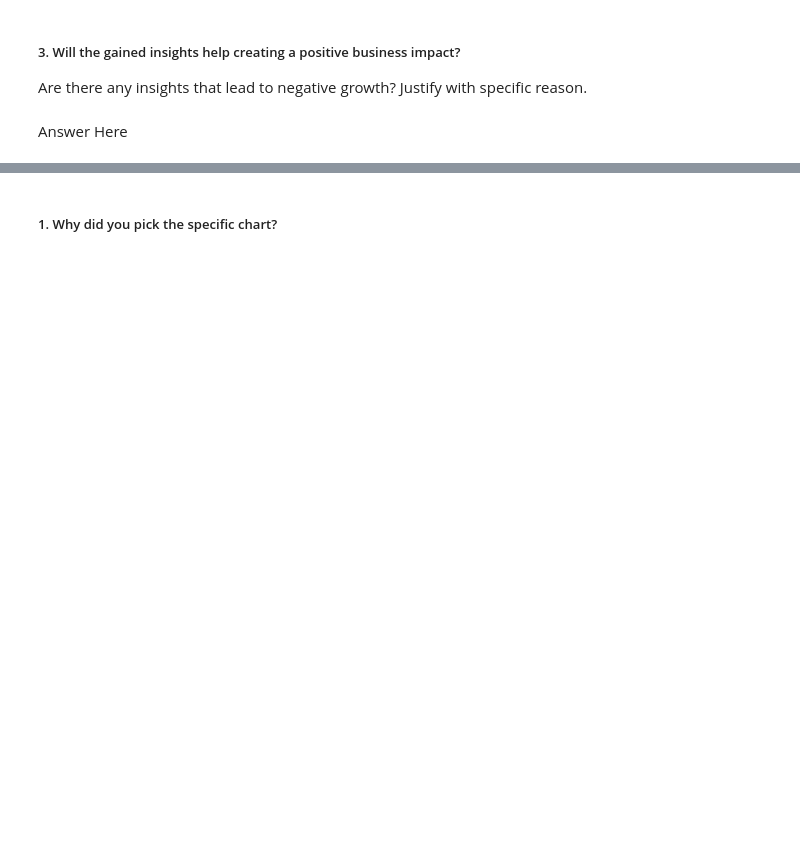
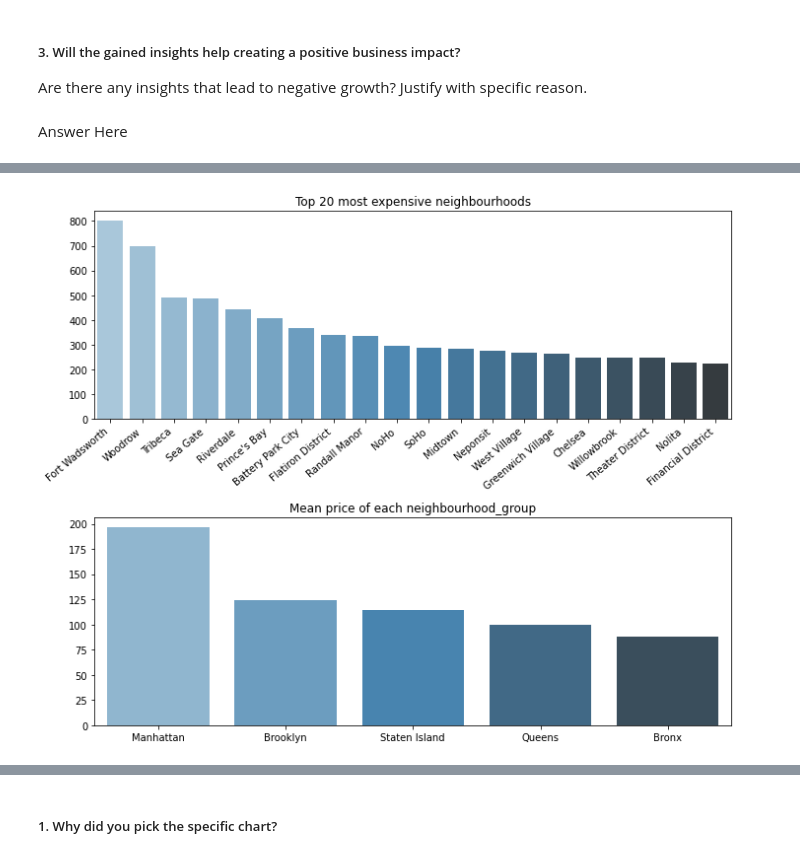
Before and after one commit to riyapatelrp/Airbnb-Booking-Analysis-EDA-, a Jupyter notebook: Capstone_AirBnb_Booking_Analysis.ipynb, the cells around one changed output, grey strips where cells are left out. Drawn from its saved outputs; the diff is of its cells as text; code cells hidden in the pictures; blank space fills up the shorter version.

```diff
--- a/Capstone_AirBnb_Booking_Analysis.ipynb
+++ b/Capstone_AirBnb_Booking_Analysis.ipynb
@@ -754,0 +784,21 @@ Answer Here
+# %%
+# Graph 2
+# Relation b/w neighbouthood group, neighbourhood and price
+
+fig, ax= plt.subplots(2,1, figsize=(10,8))
+
+# To show the Top 20 most expensive neighbourhoods
+d = airbnb_data.groupby('neighbourhood')['price'].mean().sort_values(ascending=False)
+sns.barplot(d.index.tolist()[:20], d.values[:20], ax=ax[0], palette=("Blues_d"))
+ax[0].set_xticklabels(ax[0].get_xticklabels(), rotation=40, ha="right")
+ax[0].set_title('Top 20 most expensive neighbourhoods')
+
+# To show the Mean price of each neighbourhood_group
+d = airbnb_data.groupby('neighbourhood_group')['price'].mean().sort_values(ascending=False)[:5]
+sns.barplot(d.index.tolist(), d.values, ax=ax[1], palette=("Blues_d"))
+ax[1].set_title('Mean price of each neighbourhood_group')
+
+fig.tight_layout()
+fig.show()
+# %% [output]
+[figure, added]
```
Also changed, not shown: parts of 18 cells of this notebook.
